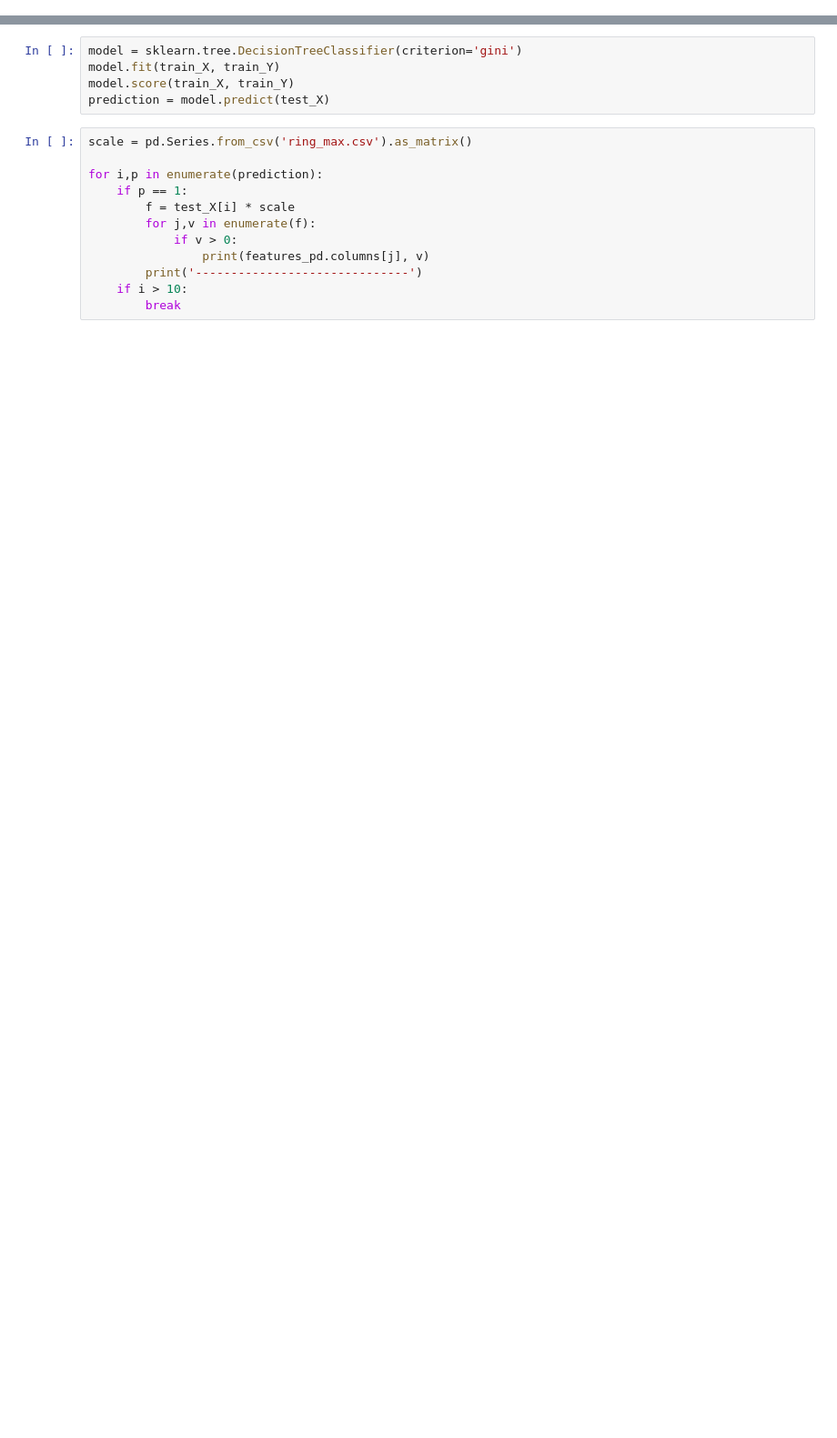
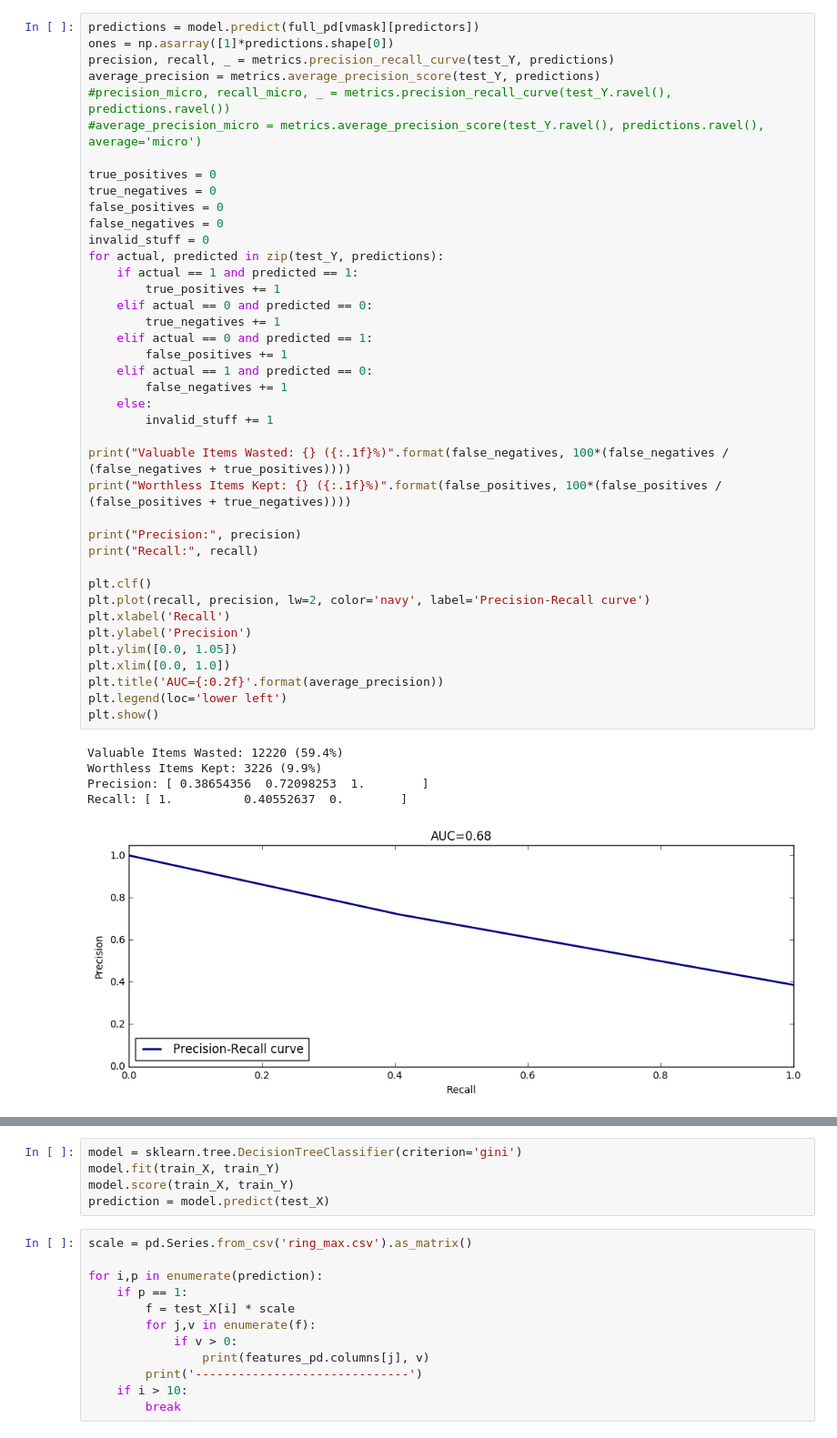
Before and after one commit to bschug/poeria, a Jupyter notebook: notebooks/Train.ipynb, the cells around one changed output, grey strips where cells are left out. Shown: that part at 91% size. Saved outputs shown, nothing was run; the diff lists cells and outputs as text; blank space fills up the shorter version.

```diff
--- a/notebooks/Train.ipynb
+++ b/notebooks/Train.ipynb
@@ -33,0 +104,46 @@ bst.get_fscore()
+# %%
+predictions = model.predict(full_pd[vmask][predictors])
+ones = np.asarray([1]*predictions.shape[0])
+precision, recall, _ = metrics.precision_recall_curve(test_Y, predictions)
+average_precision = metrics.average_precision_score(test_Y, predictions)
+#precision_micro, recall_micro, _ = metrics.precision_recall_curve(test_Y.ravel(), predictions.ravel())
+#average_precision_micro = metrics.average_precision_score(test_Y.ravel(), predictions.ravel(), average='micro')
+
+true_positives = 0
+true_negatives = 0
+false_positives = 0
+false_negatives = 0
+invalid_stuff = 0
+for actual, predicted in zip(test_Y, predictions):
+    if actual == 1 and predicted == 1:
+        true_positives += 1
+    elif actual == 0 and predicted == 0:
+        true_negatives += 1
+    elif actual == 0 and predicted == 1:
+        false_positives += 1
+    elif actual == 1 and predicted == 0:
+        false_negatives += 1
+    else:
+        invalid_stuff += 1
+
+print("Valuable Items Wasted: {} ({:.1f}%)".format(false_negatives, 100*(false_negatives / (false_negatives + true_positives))))
+print("Worthless Items Kept: {} ({:.1f}%)".format(false_positives, 100*(false_positives / (false_positives + true_negatives))))
+
+print("Precision:", precision)
+print("Recall:", recall)
+
+plt.clf()
+plt.plot(recall, precision, lw=2, color='navy', label='Precision-Recall curve')
+plt.xlabel('Recall')
+plt.ylabel('Precision')
+plt.ylim([0.0, 1.05])
+plt.xlim([0.0, 1.0])
+plt.title('AUC={:0.2f}'.format(average_precision))
+plt.legend(loc='lower left')
+plt.show()
+# %% [output]
+Valuable Items Wasted: 12220 (59.4%)
+Worthless Items Kept: 3226 (9.9%)
+Precision: [ 0.38654356  0.72098253  1.        ]
+Recall: [ 1.          0.40552637  0.        ]
+[figure, added]
```
Also changed, not shown: parts of 8 cells of this notebook.
